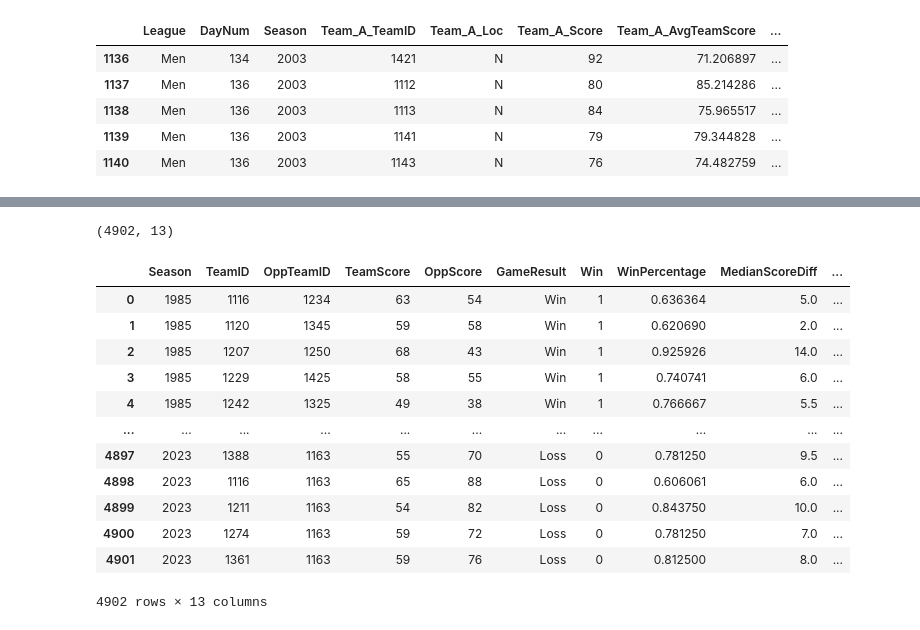
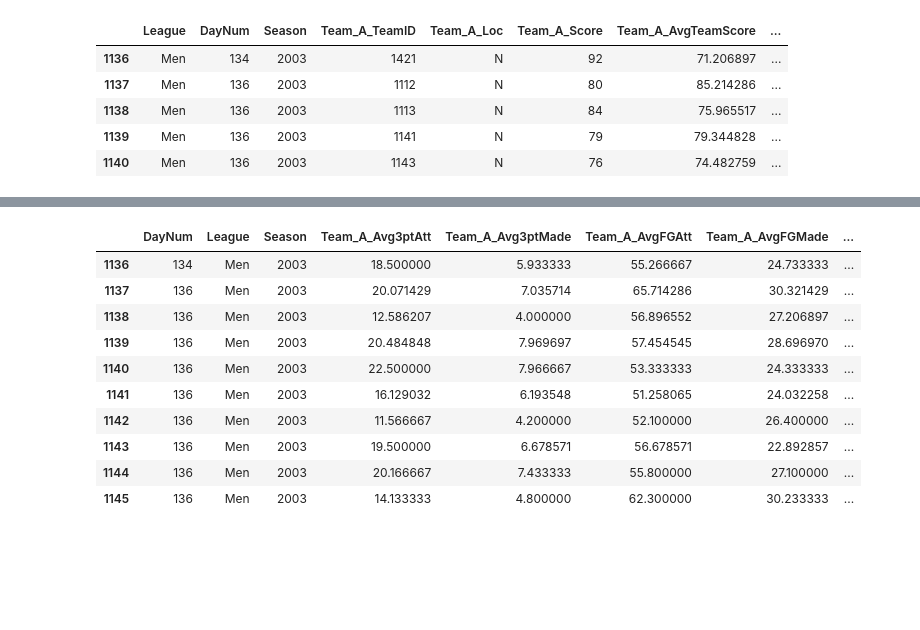
Before and after one commit to dvdhartsman/March_Machine_Learning_Mania_2024, a Jupyter notebook: Data_Understanding_and_Aggregation.ipynb, the cells around one changed output, grey strips where cells are left out. Cells and saved outputs as stored; diff of their text form; code cells hidden in the pictures; blank space fills up the shorter version.

```diff
--- a/Data_Understanding_and_Aggregation.ipynb
+++ b/Data_Understanding_and_Aggregation.ipynb
@@ -1892,16 +1801,0 @@ pd.read_csv(os.path.join(path, "Filtered_NCAA_Tourney_Data_2003.csv"), index_col
-# %%
-# Choose half the rows to flip at random
-np.random.seed(13)
-flip = np.random.choice(filtered_df.index, int(filtered_df.shape[0] / 2), replace=False)
-
-# flip A, B cols
-for col in filtered_df.columns:
-    if col[0:7] == 'Team_A_':
-        df.loc[flip, col], df.loc[flip, col.replace('Team_A_', 'Team_B_')] = \
-        df.loc[flip, col.replace('A_', 'B_')].values, df.loc[flip, col].values
-
-# rearrange cols
-df = df.reindex(sorted(df.columns), axis=1)
-
-# check
-df.head()
@@ -1984,20 +1802,34 @@ x_df.head()
-# %%
-x_df.shape
-# %% [output]
-(4902, 13)
-# %%
-x_df
-# %% [output]
-|  | Season | TeamID | OppTeamID | TeamScore | OppScore | GameResult | Win | WinPercentage | MedianScoreDiff | ... |
-| 0 | 1985 | 1116 | 1234 | 63 | 54 | Win | 1 | 0.636364 | 5.0 | ... |
-| 1 | 1985 | 1120 | 1345 | 59 | 58 | Win | 1 | 0.620690 | 2.0 | ... |
-| 2 | 1985 | 1207 | 1250 | 68 | 43 | Win | 1 | 0.925926 | 14.0 | ... |
-| 3 | 1985 | 1229 | 1425 | 58 | 55 | Win | 1 | 0.740741 | 6.0 | ... |
-| 4 | 1985 | 1242 | 1325 | 49 | 38 | Win | 1 | 0.766667 | 5.5 | ... |
-| ... | ... | ... | ... | ... | ... | ... | ... | ... | ... | ... |
-| 4897 | 2023 | 1388 | 1163 | 55 | 70 | Loss | 0 | 0.781250 | 9.5 | ... |
-| 4898 | 2023 | 1116 | 1163 | 65 | 88 | Loss | 0 | 0.606061 | 6.0 | ... |
-| 4899 | 2023 | 1211 | 1163 | 54 | 82 | Loss | 0 | 0.843750 | 10.0 | ... |
-| 4900 | 2023 | 1274 | 1163 | 59 | 72 | Loss | 0 | 0.781250 | 7.0 | ... |
-| 4901 | 2023 | 1361 | 1163 | 59 | 76 | Loss | 0 | 0.812500 | 8.0 | ... |
-4902 rows × 13 columns
+# %%
+pd.set_option("display.max_columns", None)
+# %%
+# Choose half the rows to flip at random
+
+# Set seed for reproduceability
+np.random.seed(13)
+
+# Select 50% of row indices for flipping, replace = False to avoid duplicate indices
+flip = np.random.choice(filtered_df.index, int(filtered_df.shape[0] / 2), replace=False)
+
+# Flip Team_A, B columnss
+for col in filtered_df.columns:
+    if col[0:7] == 'Team_A_':
+        filtered_df.loc[flip, col], filtered_df.loc[flip, col.replace('Team_A_', 'Team_B_')] = \
+        filtered_df.loc[flip, col.replace('Team_A_', 'Team_B_')].values, filtered_df.loc[flip, col].values
+
+# Re-order columns alphabetically
+filtered_df = filtered_df.reindex(sorted(filtered_df.columns), axis=1)
+
+# check
+filtered_df.head(10)
+# %% [output]
+|  | DayNum | League | Season | Team_A_Avg3ptAtt | Team_A_Avg3ptMade | Team_A_AvgFGAtt | Team_A_AvgFGMade | ... |
+| 1136 | 134 | Men | 2003 | 18.500000 | 5.933333 | 55.266667 | 24.733333 | ... |
+| 1137 | 136 | Men | 2003 | 20.071429 | 7.035714 | 65.714286 | 30.321429 | ... |
+| 1138 | 136 | Men | 2003 | 12.586207 | 4.000000 | 56.896552 | 27.206897 | ... |
+| 1139 | 136 | Men | 2003 | 20.484848 | 7.969697 | 57.454545 | 28.696970 | ... |
+| 1140 | 136 | Men | 2003 | 22.500000 | 7.966667 | 53.333333 | 24.333333 | ... |
+| 1141 | 136 | Men | 2003 | 16.129032 | 6.193548 | 51.258065 | 24.032258 | ... |
+| 1142 | 136 | Men | 2003 | 11.566667 | 4.200000 | 52.100000 | 26.400000 | ... |
+| 1143 | 136 | Men | 2003 | 19.500000 | 6.678571 | 56.678571 | 22.892857 | ... |
+| 1144 | 136 | Men | 2003 | 20.166667 | 7.433333 | 55.800000 | 27.100000 | ... |
+| 1145 | 136 | Men | 2003 | 14.133333 | 4.800000 | 62.300000 | 30.233333 | ... |
```
Also changed, not shown: parts of 61 cells of this notebook, 1 other file.
